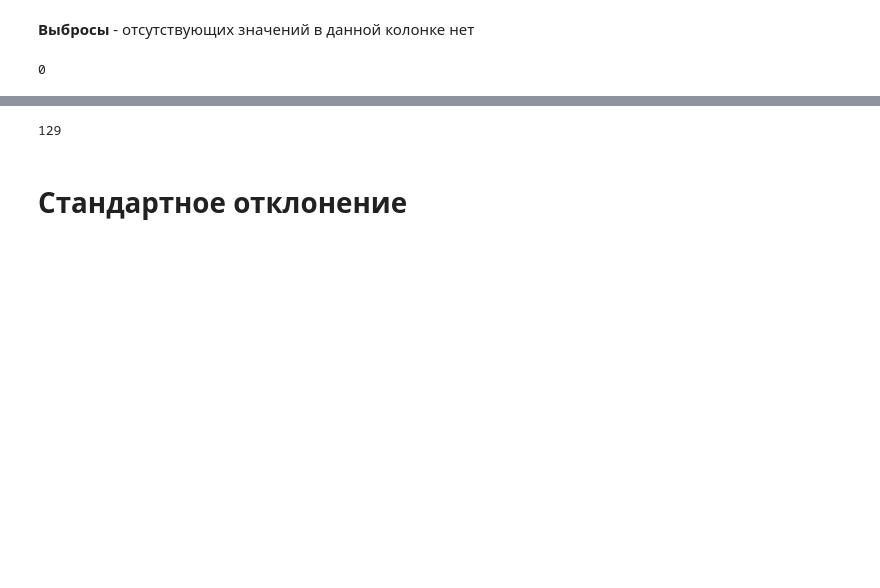
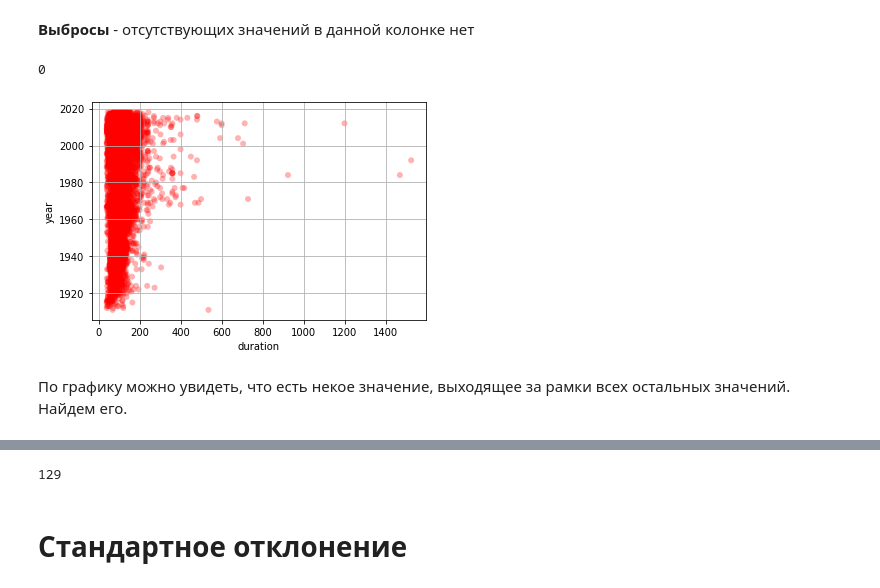
Before and after one commit to SIzrantsev/netology_statistics, a Jupyter notebook: lecture_1.ipynb, the cells around one changed output, grey strips where cells are left out. Saved outputs shown, nothing was run; the diff lists cells and outputs as text; code cells hidden in the pictures; blank space fills up the shorter version.

```diff
--- a/lecture_1.ipynb
+++ b/lecture_1.ipynb
@@ -134,3 +151,17 @@ max(duration)
 duration.isnull().sum()
 # %% [output]
 0
+# %%
+duration = df['duration']
+year = df['year']
+fig, ax = plt.subplots()
+ax.scatter(duration, year, c='red', alpha=0.3, edgecolors='none')
+
+ax.grid(True)
+plt.xlabel('duration')
+plt.ylabel('year')
+plt.show()
+# %% [output]
+[figure, added]
+# %% [markdown]
+По графику можно увидеть, что есть некое значение, выходящее за рамки всех остальных значений. Найдем его.
```
Also changed, not shown: parts of 73 cells of this notebook.
